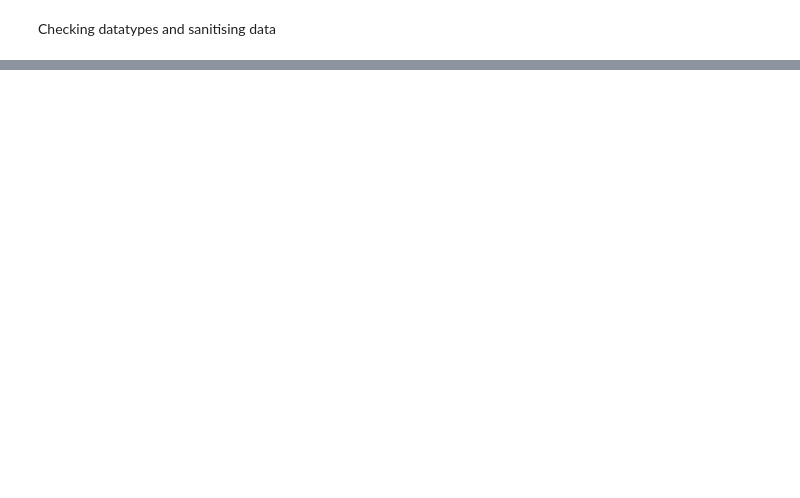
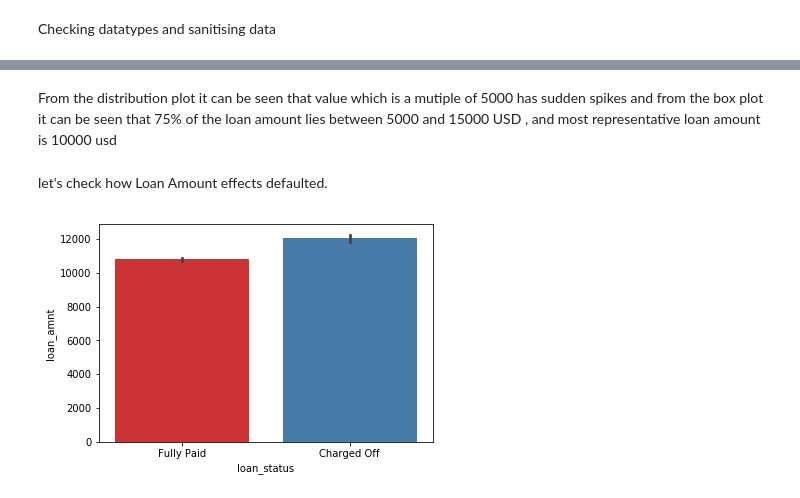
Before and after one commit to meghanaReddyk/LendingClub, a Jupyter notebook: Lending_club.ipynb, the cells around one changed output, grey strips where cells are left out. Drawn from its saved outputs; the diff is of its cells as text; code cells hidden in the pictures; blank space fills up the shorter version.

```diff
--- a/Lending_club.ipynb
+++ b/Lending_club.ipynb
@@ -138,0 +172,9 @@ loan.shape
+# %% [markdown]
+From the distribution plot it can be seen that value which is a mutiple of 5000 has sudden spikes and from the box plot it can be seen that 75% of the loan amount lies between 5000 and 15000 USD , and most representative loan amount is 10000 usd
+# %% [markdown]
+let's check how Loan Amount effects defaulted.
+# %%
+sns.barplot(x='loan_status',y='loan_amnt',data=loan,palette="Set1")
+plt.show()
+# %% [output]
+[figure, added]
```
Also changed, not shown: parts of 28 cells of this notebook.
